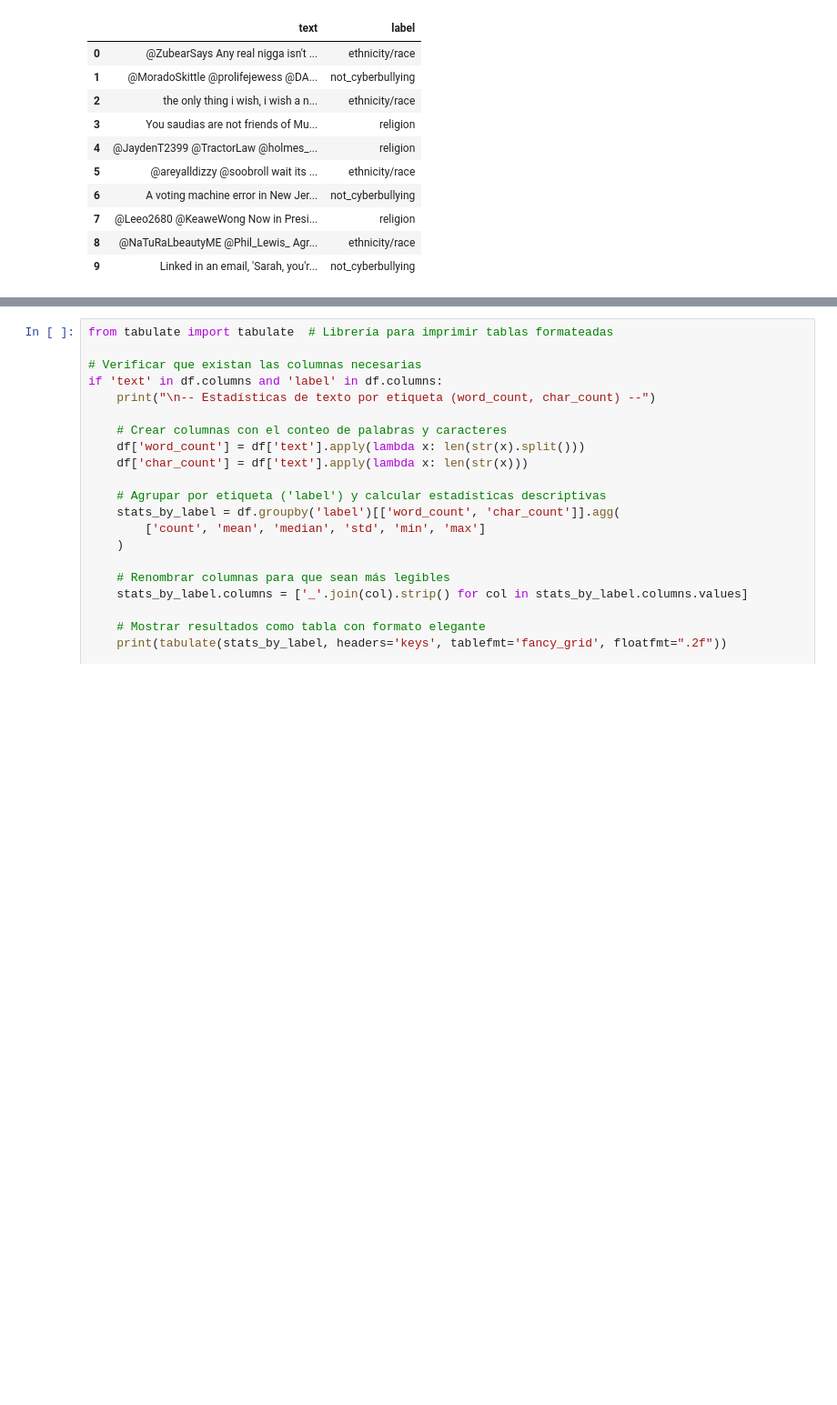
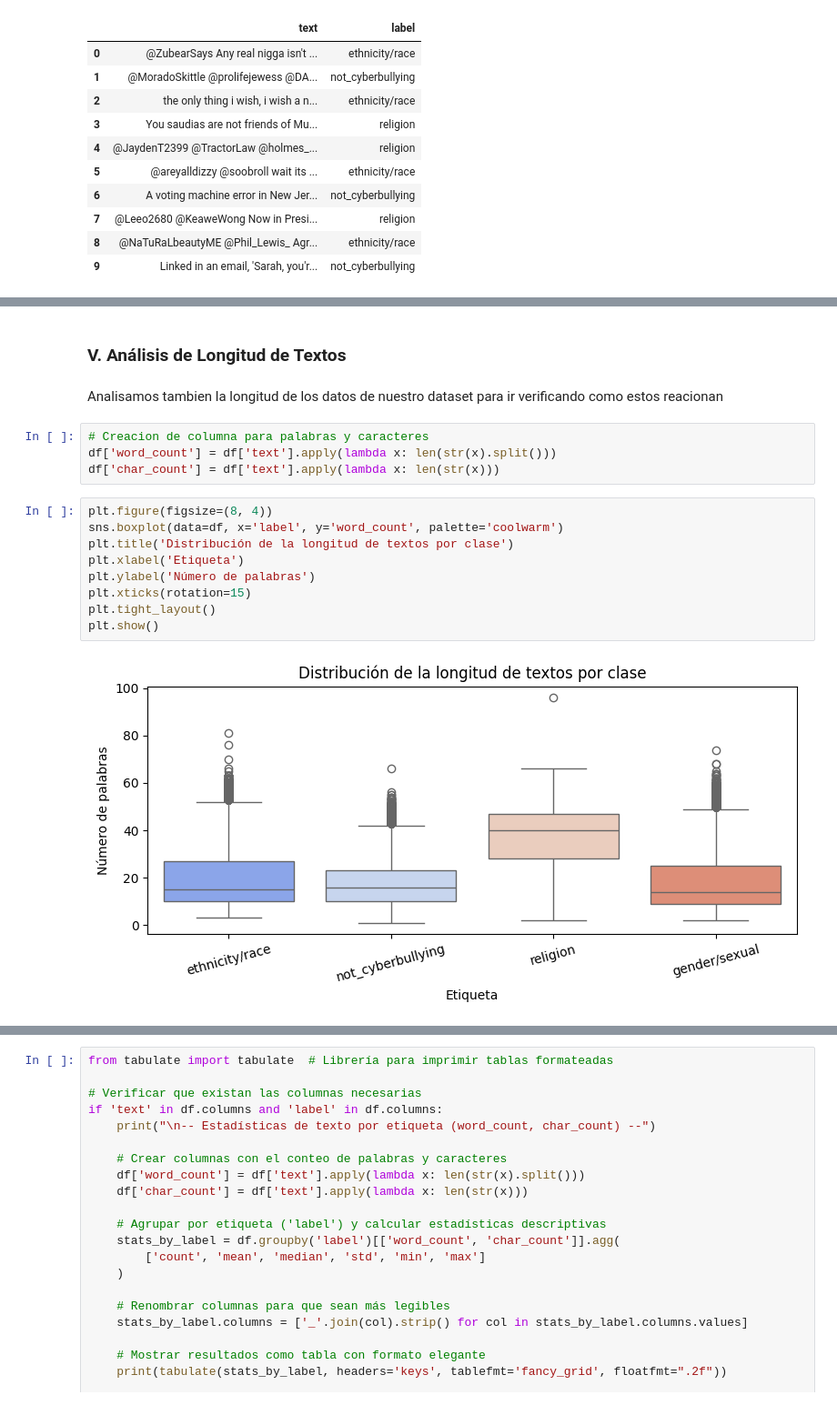
Before and after one commit to Luis-For/CiberBullying-Detection, a Jupyter notebook: Cyberbullying_Detection_using_NLP_and_Machine_Learning.ipynb, the cells around one changed output, grey strips where cells are left out. Shown at 91% size. Cells and saved outputs as stored; diff of their text form; blank space fills up the shorter version.

```diff
--- a/Cyberbullying_Detection_using_NLP_and_Machine_Learning.ipynb
+++ b/Cyberbullying_Detection_using_NLP_and_Machine_Learning.ipynb
@@ -336,0 +416,19 @@ El dataset se encuentra conformado por **99.989** filas los cuales constan de un
+# %% [markdown]
+### V. Análisis de Longitud de Textos
+# %% [markdown]
+Analisamos tambien la longitud de los datos de nuestro dataset para ir verificando como estos reacionan
+# %%
+# Creacion de columna para palabras y caracteres
+df['word_count'] = df['text'].apply(lambda x: len(str(x).split()))
+df['char_count'] = df['text'].apply(lambda x: len(str(x)))
+# %%
+plt.figure(figsize=(8, 4))
+sns.boxplot(data=df, x='label', y='word_count', palette='coolwarm')
+plt.title('Distribución de la longitud de textos por clase')
+plt.xlabel('Etiqueta')
+plt.ylabel('Número de palabras')
+plt.xticks(rotation=15)
+plt.tight_layout()
+plt.show()
+# %% [output]
+[figure, added]
```
Also changed, not shown: parts of 114 cells of this notebook.
